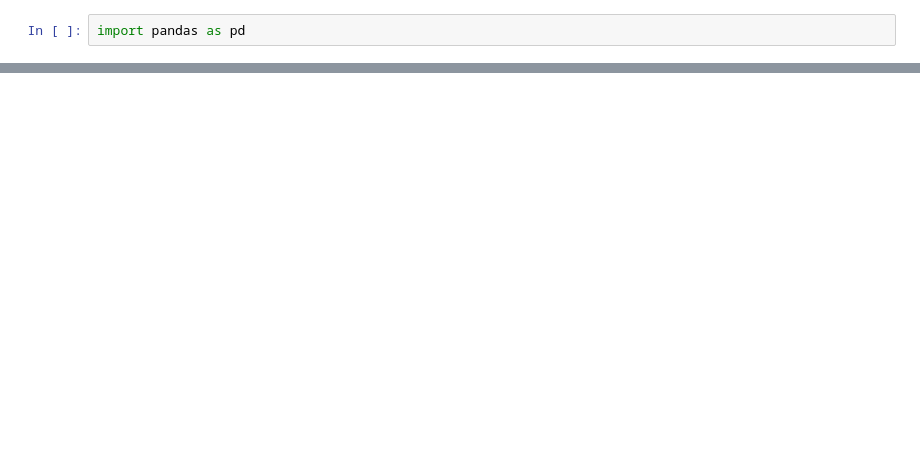
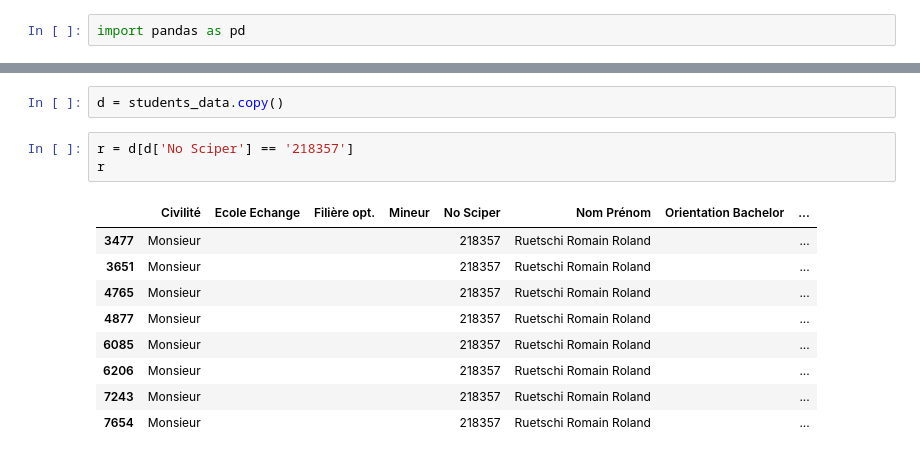
Before and after one commit to romac/ADAHomeworks, a Jupyter notebook: 02 - Data from the Web/Scraper.ipynb, the cells around one changed output, grey strips where cells are left out. Saved outputs shown, nothing was run; the diff lists cells and outputs as text; blank space fills up the shorter version.

```diff
--- a/02 - Data from the Web/Scraper.ipynb
+++ b/02 - Data from the Web/Scraper.ipynb
@@ -329,0 +317,15 @@ students_data
+# %%
+d = students_data.copy()
+# %%
+r = d[d['No Sciper'] == '218357']
+r
+# %% [output]
+|  | Civilité | Ecole Echange | Filière opt. | Mineur | No Sciper | Nom Prénom | Orientation Bachelor | ... |
+| 3477 | Monsieur |  |  |  | 218357 | Ruetschi Romain Roland |  | ... |
+| 3651 | Monsieur |  |  |  | 218357 | Ruetschi Romain Roland |  | ... |
+| 4765 | Monsieur |  |  |  | 218357 | Ruetschi Romain Roland |  | ... |
+| 4877 | Monsieur |  |  |  | 218357 | Ruetschi Romain Roland |  | ... |
+| 6085 | Monsieur |  |  |  | 218357 | Ruetschi Romain Roland |  | ... |
+| 6206 | Monsieur |  |  |  | 218357 | Ruetschi Romain Roland |  | ... |
+| 7243 | Monsieur |  |  |  | 218357 | Ruetschi Romain Roland |  | ... |
+| 7654 | Monsieur |  |  |  | 218357 | Ruetschi Romain Roland |  | ... |
```
Also changed, not shown: parts of 8 cells of this notebook.
